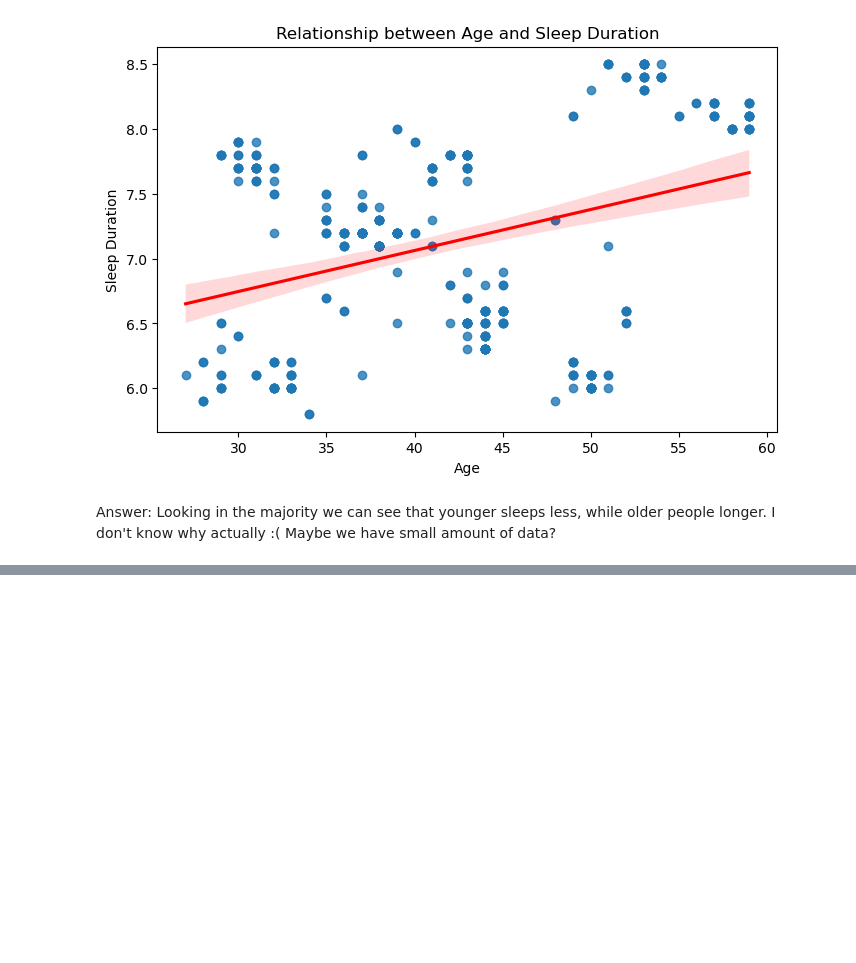
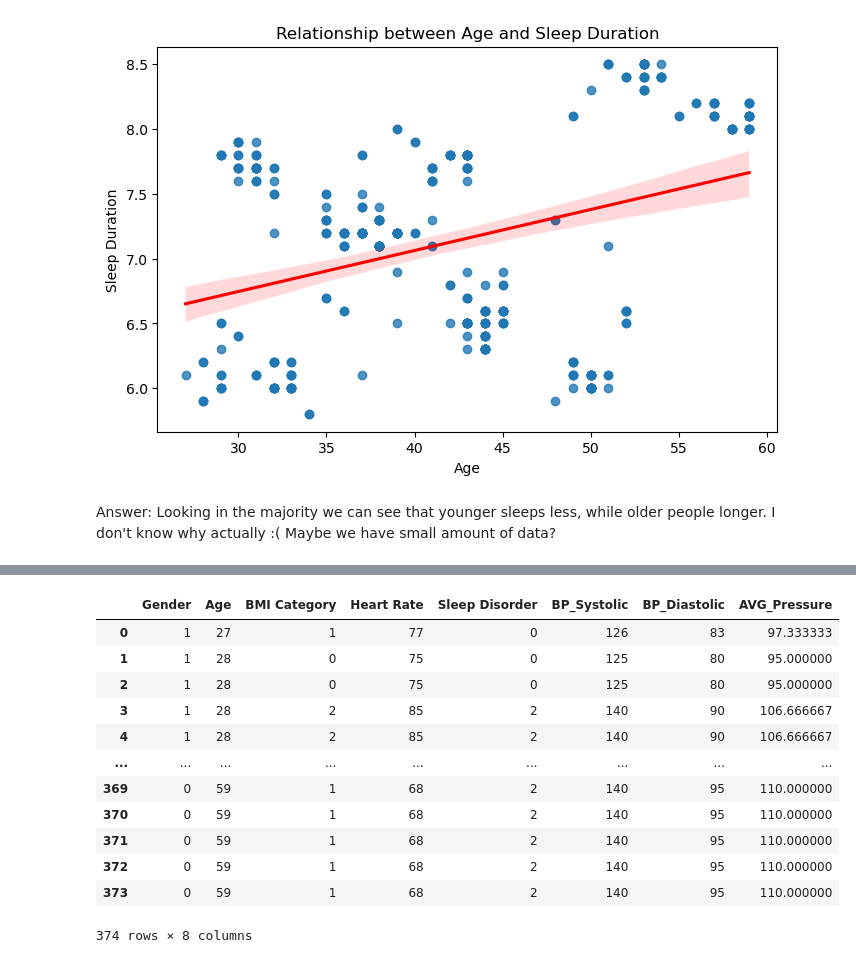
Before and after one commit to Havrylov-Serhii/Sleep_Health_and_Lifestyle, a Jupyter notebook: sleeping.ipynb, the cells around one changed output, grey strips where cells are left out. Drawn from its saved outputs; the diff is of its cells as text; code cells hidden in the pictures; blank space fills up the shorter version.

```diff
--- a/sleeping.ipynb
+++ b/sleeping.ipynb
@@ -377,0 +405,17 @@ Answer: Looking in the majority we can see that younger sleeps less, while older
+# %%
+df_ml['AVG_Pressure'] = (2 * df_new['BP_Diastolic'] + df_new['BP_Systolic']) / 3
+df_ml
+# %% [output]
+|  | Gender | Age | BMI Category | Heart Rate | Sleep Disorder | BP_Systolic | BP_Diastolic | AVG_Pressure |
+| 0 | 1 | 27 | 1 | 77 | 0 | 126 | 83 | 97.333333 |
+| 1 | 1 | 28 | 0 | 75 | 0 | 125 | 80 | 95.000000 |
+| 2 | 1 | 28 | 0 | 75 | 0 | 125 | 80 | 95.000000 |
+| 3 | 1 | 28 | 2 | 85 | 2 | 140 | 90 | 106.666667 |
+| 4 | 1 | 28 | 2 | 85 | 2 | 140 | 90 | 106.666667 |
+| ... | ... | ... | ... | ... | ... | ... | ... | ... |
+| 369 | 0 | 59 | 1 | 68 | 2 | 140 | 95 | 110.000000 |
+| 370 | 0 | 59 | 1 | 68 | 2 | 140 | 95 | 110.000000 |
+| 371 | 0 | 59 | 1 | 68 | 2 | 140 | 95 | 110.000000 |
+| 372 | 0 | 59 | 1 | 68 | 2 | 140 | 95 | 110.000000 |
+| 373 | 0 | 59 | 1 | 68 | 2 | 140 | 95 | 110.000000 |
+374 rows × 8 columns
```
Also changed, not shown: parts of 37 cells of this notebook.
